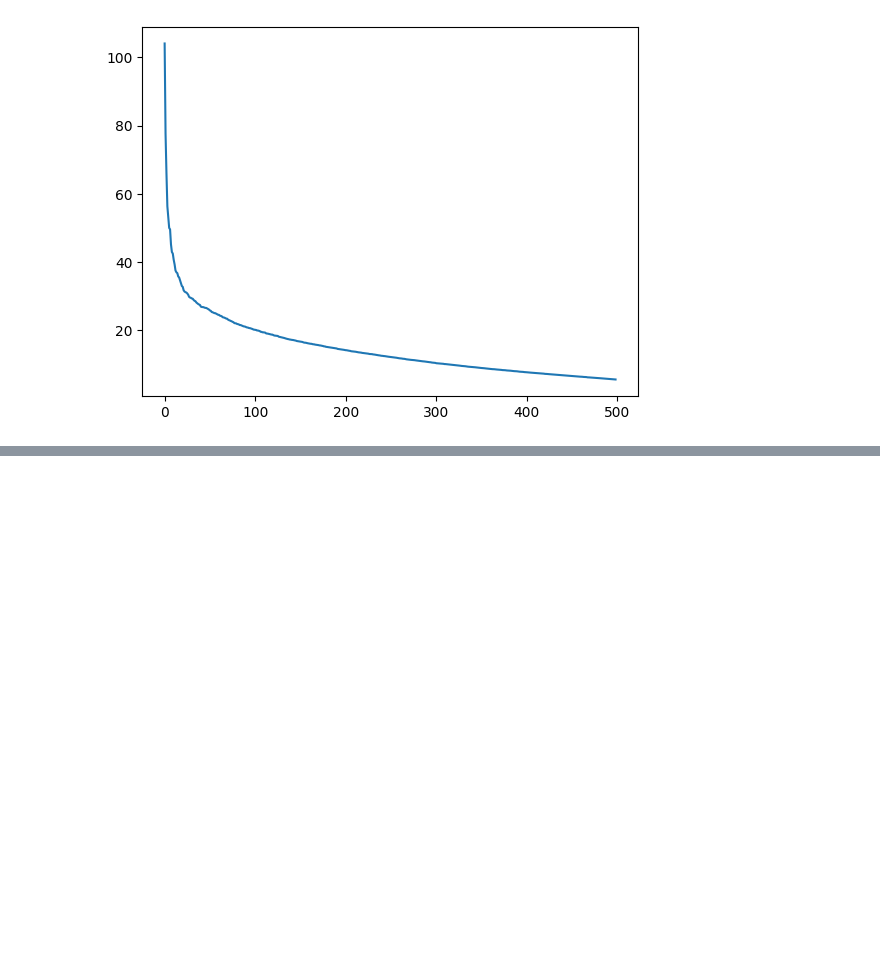
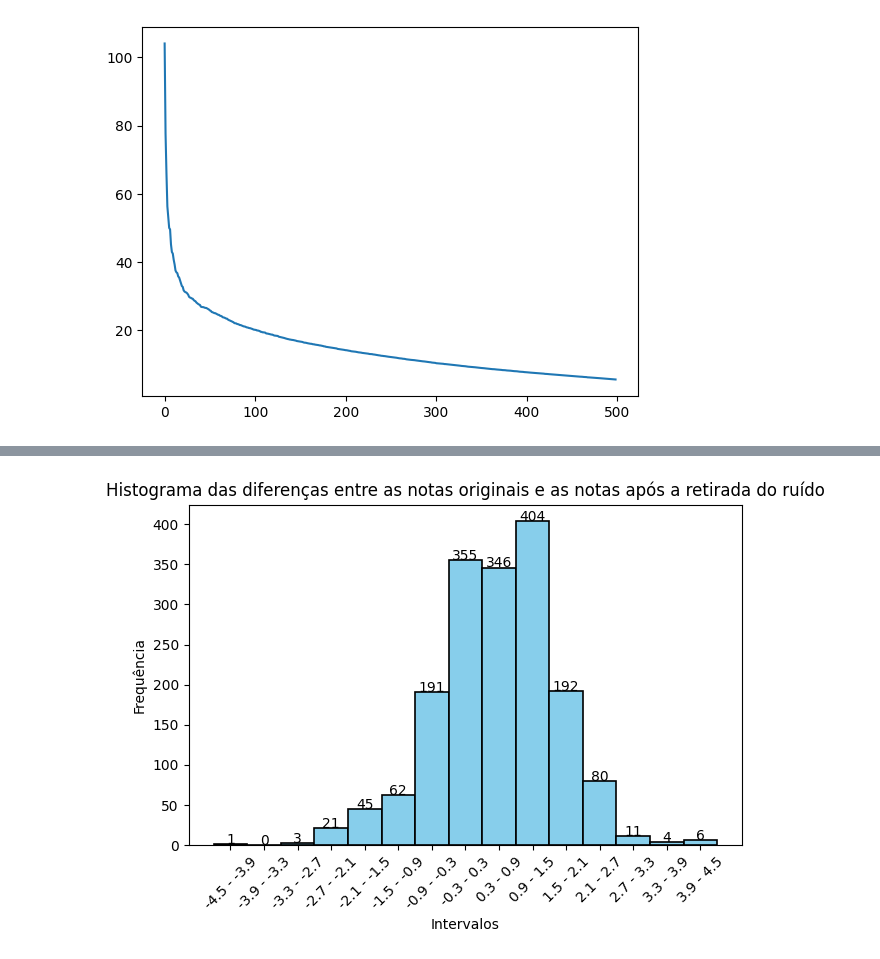
Before and after one commit to esdrasgc/netflix_challenge, a Jupyter notebook: main.ipynb, the cells around one changed output, grey strips where cells are left out. Drawn from its saved outputs; the diff is of its cells as text; code cells hidden in the pictures; blank space fills up the shorter version.

```diff
--- a/main.ipynb
+++ b/main.ipynb
@@ -95,0 +96,40 @@ print(B_[i, j])
+# %%
+import matplotlib.pyplot as plt
+
+# Função para ler os valores do arquivo txt
+def read_values_from_file(file_path):
+    with open(file_path, 'r') as file:
+        values = [float(line.strip()) for line in file.readlines()]
+    return values
+
+# Intervalos desejados para o histograma
+bin_edges = [-4.5,-3.9,-3.3,-2.7,-2.1 ,-1.5 ,-0.9, -0.3, 0.3, 0.9, 1.5, 2.1, 2.7, 3.3, 3.9, 4.5]
+
+# Função para criar o histograma
+def create_histogram(values, bin_edges):
+    n, bins, patches = plt.hist(values, bins=bin_edges, color='skyblue', edgecolor='black', linewidth=1.2)
+
+    # Adiciona rótulos personalizados ao eixo x
+    bin_labels = []
+    for i in range(len(bin_edges) - 1):
+        bin_labels.append(f"{bin_edges[i]} - {bin_edges[i+1]}")
+
+    plt.xticks([(bin_edges[i] + bin_edges[i+1]) / 2 for i in range(len(bin_edges) - 1)], bin_labels, rotation=45)
+
+    # Adiciona anotações com os valores acima de cada bin
+    for i in range(len(bins) - 1):
+        plt.text((bins[i] + bins[i + 1]) / 2, n[i] + 0.1, int(n[i]), ha='center', fontsize=10)
+
+    plt.xlabel('Intervalos')
+    plt.ylabel('Frequência')
+    plt.title('Histograma das diferenças entre as notas originais e as notas após a retirada do ruído')
+    plt.tight_layout()
+    plt.show()
+
+file_path = 'diferenças.txt'
+
+values = read_values_from_file(file_path)
+# Cria e exibe o histograma
+create_histogram(values, bin_edges)
+# %% [output]
+[figure, added]
```
Also changed, not shown: parts of 3 cells of this notebook.
